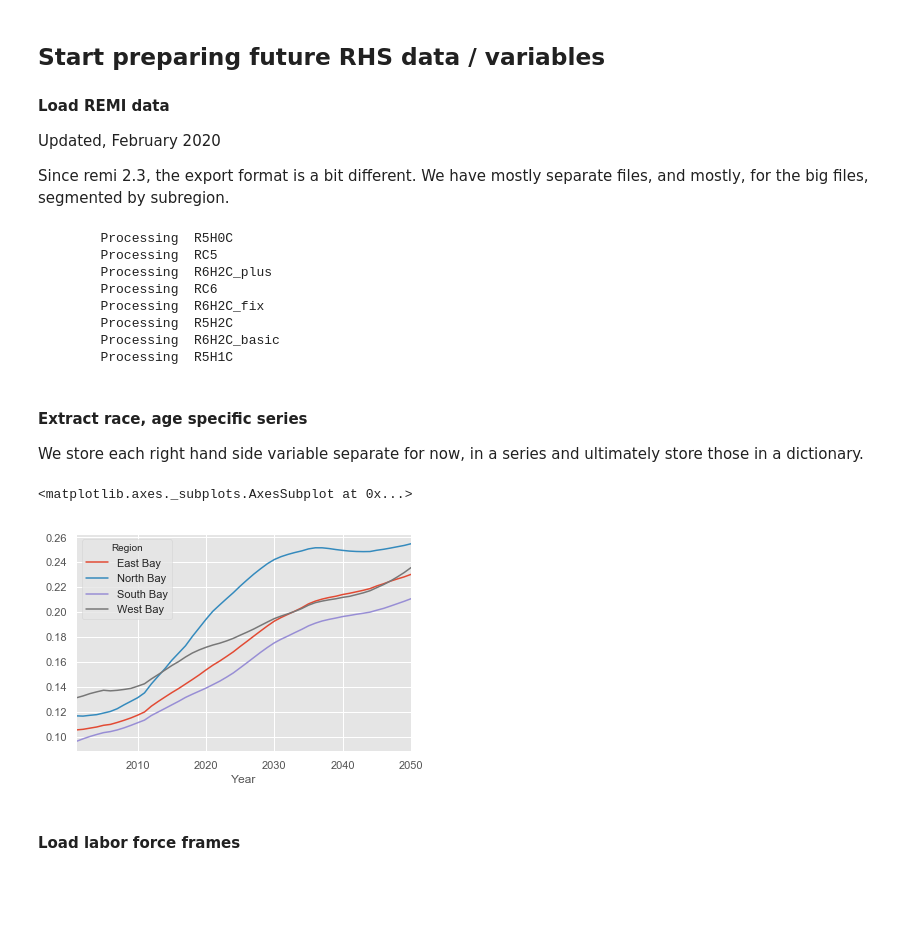
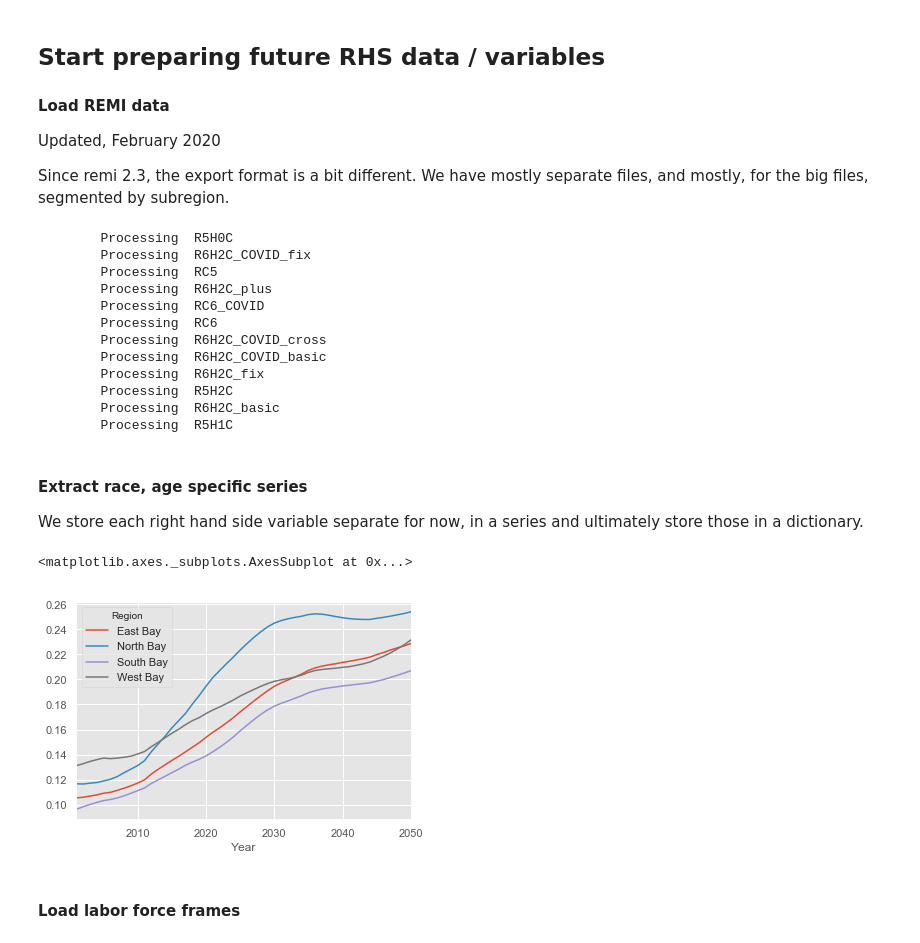
Before and after one commit to BayAreaMetro/regional_forecast, a Jupyter notebook: household_forecast/REGPROJ-HHPROJ 2A - Household income distribution projection PBA2050.ipynb, the cells around one changed output. Saved outputs shown, nothing was run; the diff lists cells and outputs as text; code cells hidden in the pictures; blank space fills up the shorter version.

```diff
--- a/household_forecast/REGPROJ-HHPROJ 2A - Household income distribution projection PBA2050.ipynb
+++ b/household_forecast/REGPROJ-HHPROJ 2A - Household income distribution projection PBA2050.ipynb
@@ -635,0 +653,20 @@ scenario_to_headship_map={'RC5':'HR_PBA_2040',
+# %%
+scenarios=collections.OrderedDict([#('RC no change 3','RC no change 3'),
+           ('RC5','base_RC2050'),
+           ('R5H0C','H0_RC2050'),
+            ('R5H1C','H1_RC2050'),
+            ('R5H2C','H2_RC2050'),
+            #('PBA_2040','PBA_2040'),
+
+        ## draft blueprint
+        ('RC6','Blueprint Baseline'),
+        ('R6H2C_fix','Blueprint Plus Fix it First'),
+        ('R6H2C_plus','Blueprint Plus Crossing'),
+        ('R6H2C_basic','Blueprint Basic'),
+
+## draft blueprint, with COVID-19 adjustments
+('RC6_COVID','Blueprint-CV19 Baseline'),
+('R6H2C_COVID_fix','Blueprint-CV19 Plus Fix it First'),
+('R6H2C_COVID_cross','Blueprint-CV19 Plus Crossing'),
+('R6H2C_COVID_basic','Blueprint-CV19 Basic')]
+)
@@ -678,9 +765,13 @@ remipop['age_grp_coarse']=pd.cut(remipop.Ages.str.extract('(\d{1,3})',expand=Fal
 remipop['gender']=remipop.Gender+'s'
 # %% [output]
         Processing  R5H0C
+        Processing  R6H2C_COVID_fix
         Processing  RC5
         Processing  R6H2C_plus
+        Processing  RC6_COVID
         Processing  RC6
+        Processing  R6H2C_COVID_cross
+        Processing  R6H2C_COVID_basic
         Processing  R6H2C_fix
         Processing  R5H2C
         Processing  R6H2C_basic
@@ -709,10 +800,10 @@ rv_ag25_64=remi_age.groupby(level=['runid','Region','Year']).apply(pct).loc[:,:,
 rv_ag65p=remi_age.groupby(level=['runid','Region','Year']).apply(pct).loc[:,:,:,'Ages 65+'].unstack('Year')
 # %%
 ## check senior trend
-rv_ag65p.T['R6H2C_basic'].plot()
+rv_ag65p.T['R6H2C_COVID_basic'].plot()
 # %% [output]
 <matplotlib.axes._subplots.AxesSubplot at 0x...>
-[figure, old version]
+[figure, new version]
 # %% [markdown]
 #### Load labor force frames
 # %%
```
Also changed, not shown: parts of 22 cells of this notebook, 1 other file.
